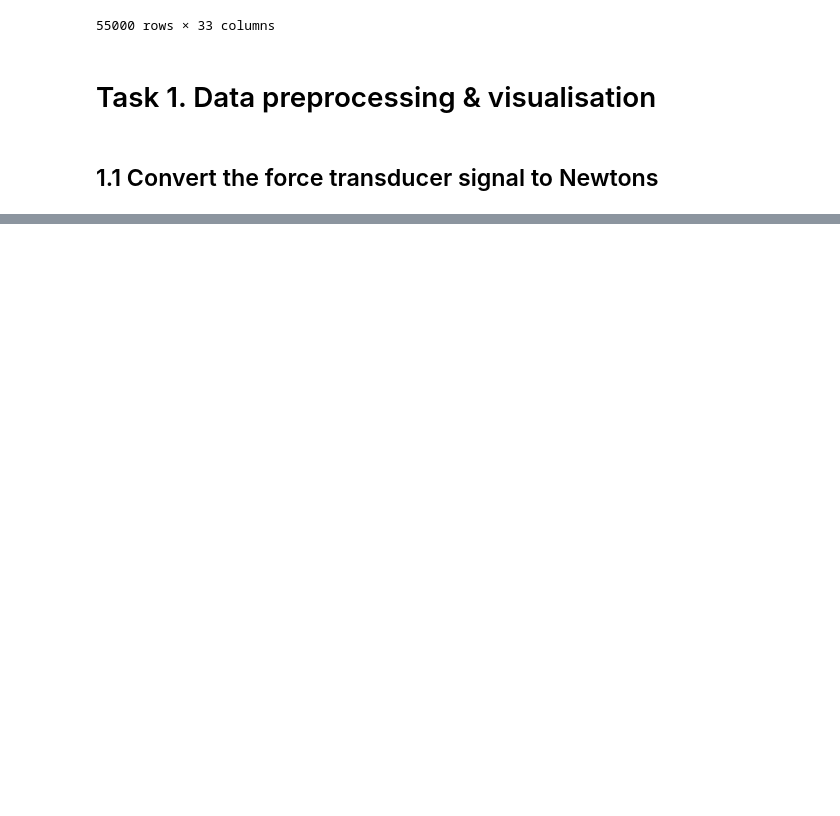
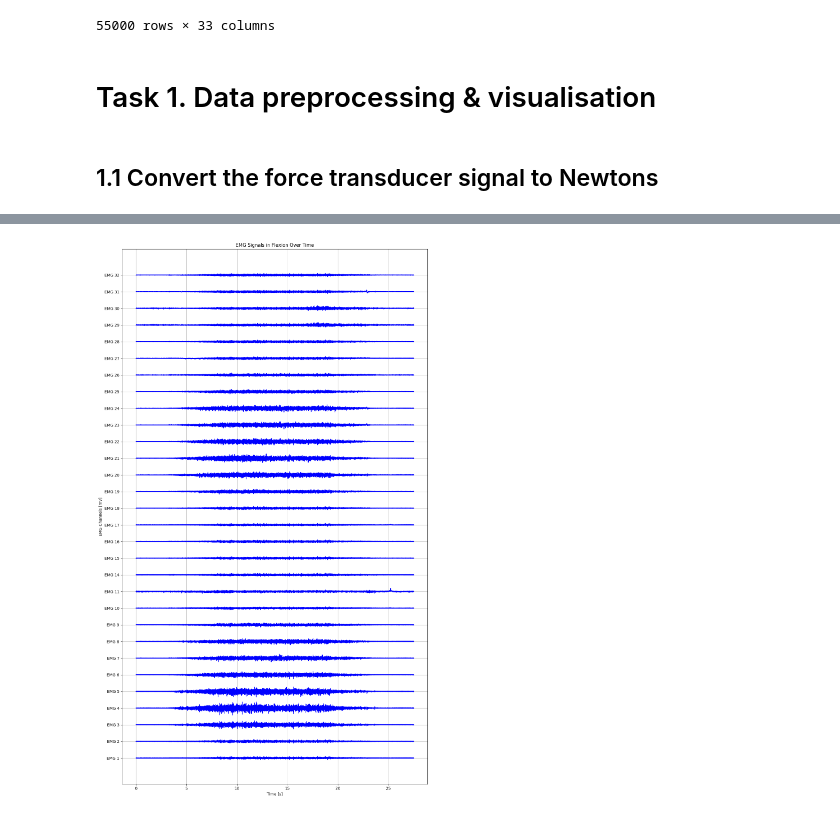
Before and after one commit to mo-karbalaee/movement_neuroscience, a Jupyter notebook: MN_Exercise_1.ipynb, the cells around one changed output, grey strips where cells are left out. Saved outputs shown, nothing was run; the diff lists cells and outputs as text; code cells hidden in the pictures; blank space fills up the shorter version.

```diff
--- a/MN_Exercise_1.ipynb
+++ b/MN_Exercise_1.ipynb
@@ -66,0 +179,7 @@ df_fl
+# %%
+df_fl = df_fl.drop(columns=["EMG 12", "EMG 13"])
+df_ex = df_ex.drop(columns=["EMG 12"])
+# %%
+plot_EMG_signals(df_fl, True)
+# %% [output]
+[figure, added]
```
Also changed, not shown: parts of 16 cells of this notebook.
